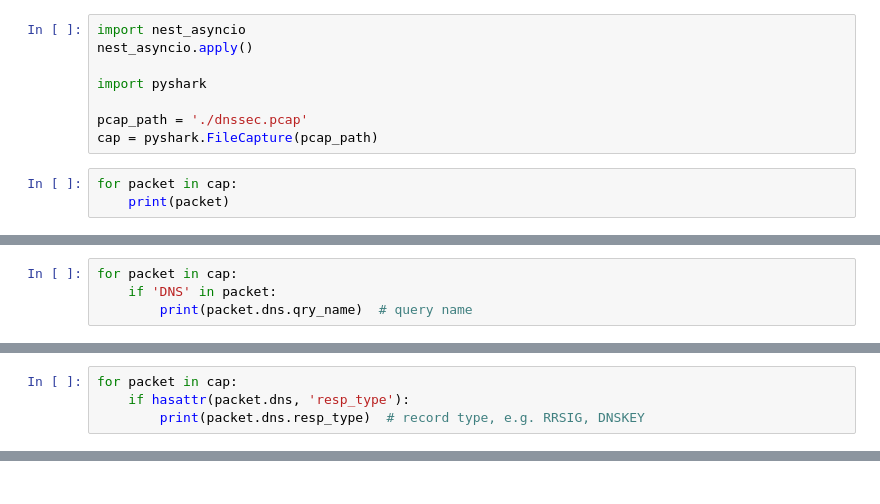
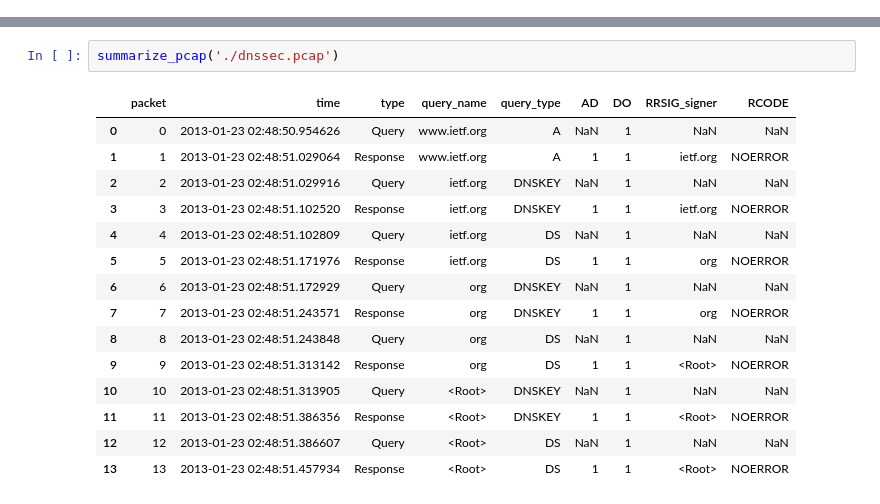
Before and after one commit to Landon-Faber/DNSSEC_LAB, a Jupyter notebook: task-1.ipynb, the cells around one changed output, grey strips where cells are left out. Drawn from its saved outputs; the diff is of its cells as text.

```diff
--- a/task-1.ipynb
+++ b/task-1.ipynb
@@ -10,12 +42 @@ ERROR: No matching distribution found for tshark
 Note: you may need to restart the kernel to use updated packages.
-# %%
-import nest_asyncio
-nest_asyncio.apply()
-
-import pyshark
-
-pcap_path = './dnssec.pcap'
-cap = pyshark.FileCapture(pcap_path)
-# %%
-for packet in cap:
-    print(packet)
@@ -40,4 +42,0 @@ Layer IP
-# %%
-for packet in cap:
-    if 'DNS' in packet:
-        print(packet.dns.qry_name)  # query name
@@ -59,4 +42,0 @@ org
-# %%
-for packet in cap:
-    if hasattr(packet.dns, 'resp_type'):
-        print(packet.dns.resp_type)  # record type, e.g. RRSIG, DNSKEY
@@ -164,0 +233,18 @@ Type: Response
+# %%
+summarize_pcap('./dnssec.pcap')
+# %% [output]
+|  | packet | time | type | query_name | query_type | AD | DO | RRSIG_signer | RCODE |
+| 0 | 0 | 2013-01-23 02:48:50.954626 | Query | www.ietf.org | A | NaN | 1 | NaN | NaN |
+| 1 | 1 | 2013-01-23 02:48:51.029064 | Response | www.ietf.org | A | 1 | 1 | ietf.org | NOERROR |
+| 2 | 2 | 2013-01-23 02:48:51.029916 | Query | ietf.org | DNSKEY | NaN | 1 | NaN | NaN |
+| 3 | 3 | 2013-01-23 02:48:51.102520 | Response | ietf.org | DNSKEY | 1 | 1 | ietf.org | NOERROR |
+| 4 | 4 | 2013-01-23 02:48:51.102809 | Query | ietf.org | DS | NaN | 1 | NaN | NaN |
+| 5 | 5 | 2013-01-23 02:48:51.171976 | Response | ietf.org | DS | 1 | 1 | org | NOERROR |
+| 6 | 6 | 2013-01-23 02:48:51.172929 | Query | org | DNSKEY | NaN | 1 | NaN | NaN |
+| 7 | 7 | 2013-01-23 02:48:51.243571 | Response | org | DNSKEY | 1 | 1 | org | NOERROR |
+| 8 | 8 | 2013-01-23 02:48:51.243848 | Query | org | DS | NaN | 1 | NaN | NaN |
+| 9 | 9 | 2013-01-23 02:48:51.313142 | Response | org | DS | 1 | 1 | <Root> | NOERROR |
+| 10 | 10 | 2013-01-23 02:48:51.313905 | Query | <Root> | DNSKEY | NaN | 1 | NaN | NaN |
+| 11 | 11 | 2013-01-23 02:48:51.386356 | Response | <Root> | DNSKEY | 1 | 1 | <Root> | NOERROR |
+| 12 | 12 | 2013-01-23 02:48:51.386607 | Query | <Root> | DS | NaN | 1 | NaN | NaN |
+| 13 | 13 | 2013-01-23 02:48:51.457934 | Response | <Root> | DS | 1 | 1 | <Root> | NOERROR |
```
Also changed, not shown: parts of 19 cells of this notebook, 6 other files.
